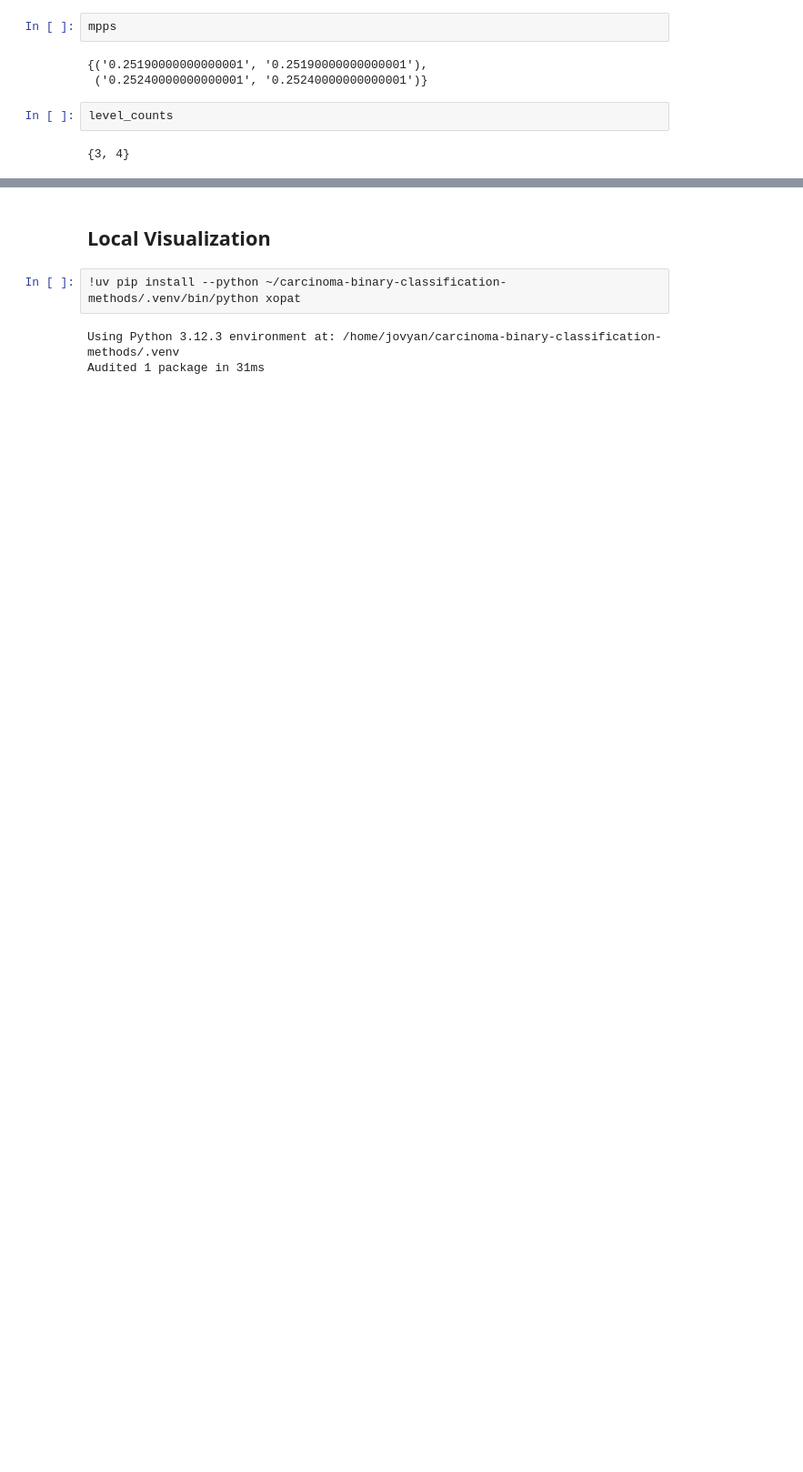
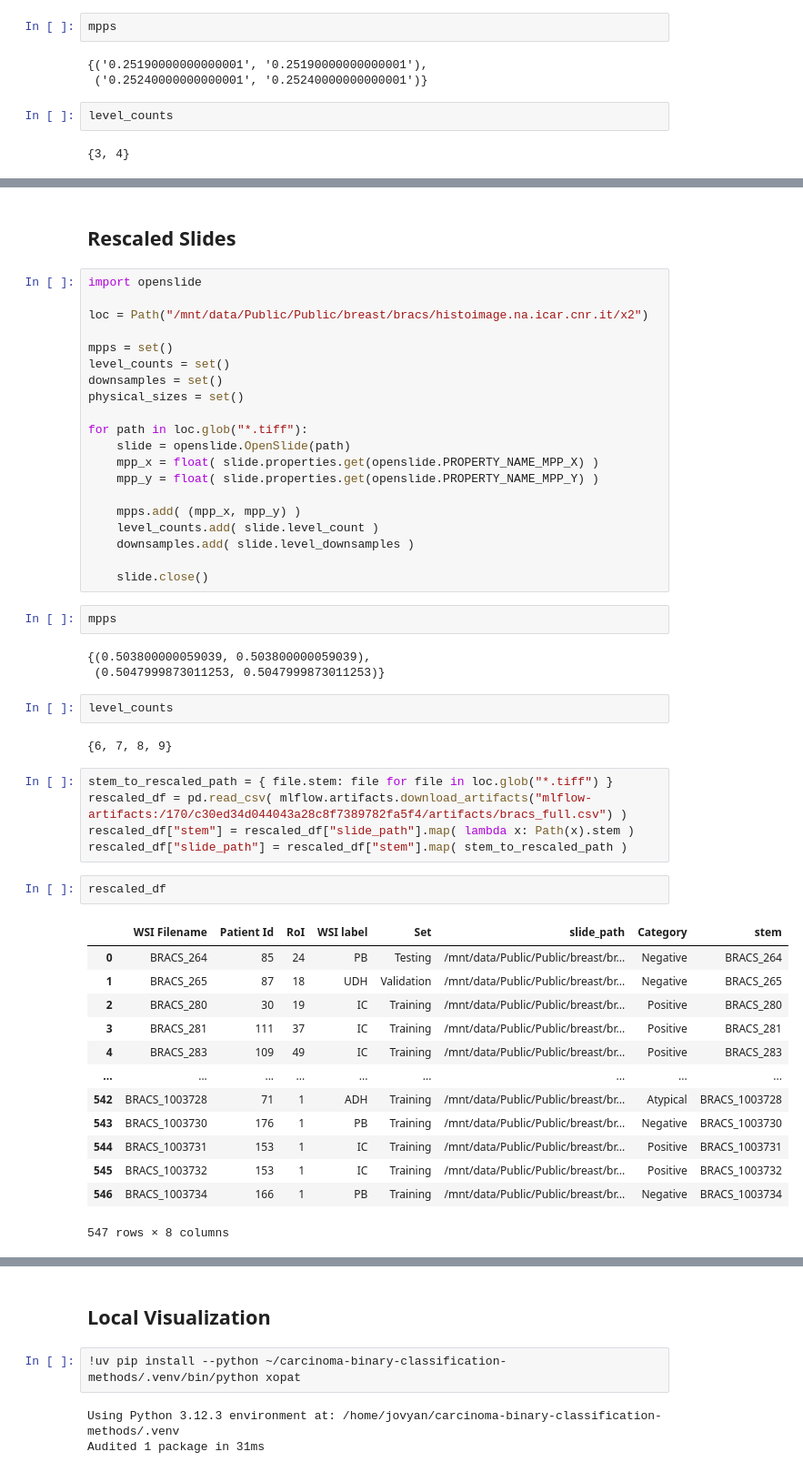
Before and after one commit to RationAI/carcinoma-binary-classification-methods, a Jupyter notebook: exploration/bracs.ipynb, the cells around one changed output, grey strips where cells are left out. Shown at 91% size. Cells and saved outputs as stored; diff of their text form; blank space fills up the shorter version.

Commit message:
feat: update bracs

```diff
--- a/exploration/bracs.ipynb
+++ b/exploration/bracs.ipynb
@@ -315,0 +281,52 @@ downsamples
+# %% [markdown]
+## Rescaled Slides
+# %%
+import openslide
+
+loc = Path("/mnt/data/Public/Public/breast/bracs/histoimage.na.icar.cnr.it/x2")
+
+mpps = set()
+level_counts = set()
+downsamples = set()
+physical_sizes = set()
+
+for path in loc.glob("*.tiff"):
+    slide = openslide.OpenSlide(path)
+    mpp_x = float( slide.properties.get(openslide.PROPERTY_NAME_MPP_X) )
+    mpp_y = float( slide.properties.get(openslide.PROPERTY_NAME_MPP_Y) )
+
+    mpps.add( (mpp_x, mpp_y) )
+    level_counts.add( slide.level_count )
+    downsamples.add( slide.level_downsamples )
+
+    slide.close()
+# %%
+mpps
+# %% [output]
+{(0.503800000059039, 0.503800000059039),
+ (0.5047999873011253, 0.5047999873011253)}
+# %%
+level_counts
+# %% [output]
+{6, 7, 8, 9}
+# %%
+stem_to_rescaled_path = { file.stem: file for file in loc.glob("*.tiff") }
+rescaled_df = pd.read_csv( mlflow.artifacts.download_artifacts("mlflow-artifacts:/170/c30ed34d044043a28c8f7389782fa5f4/artifacts/bracs_full.csv") )
+rescaled_df["stem"] = rescaled_df["slide_path"].map( lambda x: Path(x).stem )
+rescaled_df["slide_path"] = rescaled_df["stem"].map( stem_to_rescaled_path )
+# %%
+rescaled_df
+# %% [output]
+|  | WSI Filename | Patient Id | RoI | WSI label | Set | slide_path | Category | stem |
+| 0 | BRACS_264 | 85 | 24 | PB | Testing | /mnt/data/Public/Public/breast/br... | Negative | BRACS_264 |
+| 1 | BRACS_265 | 87 | 18 | UDH | Validation | /mnt/data/Public/Public/breast/br... | Negative | BRACS_265 |
+| 2 | BRACS_280 | 30 | 19 | IC | Training | /mnt/data/Public/Public/breast/br... | Positive | BRACS_280 |
+| 3 | BRACS_281 | 111 | 37 | IC | Training | /mnt/data/Public/Public/breast/br... | Positive | BRACS_281 |
+| 4 | BRACS_283 | 109 | 49 | IC | Training | /mnt/data/Public/Public/breast/br... | Positive | BRACS_283 |
+| ... | ... | ... | ... | ... | ... | ... | ... | ... |
+| 542 | BRACS_1003728 | 71 | 1 | ADH | Training | /mnt/data/Public/Public/breast/br... | Atypical | BRACS_1003728 |
+| 543 | BRACS_1003730 | 176 | 1 | PB | Training | /mnt/data/Public/Public/breast/br... | Negative | BRACS_1003730 |
+| 544 | BRACS_1003731 | 153 | 1 | IC | Training | /mnt/data/Public/Public/breast/br... | Positive | BRACS_1003731 |
+| 545 | BRACS_1003732 | 153 | 1 | IC | Training | /mnt/data/Public/Public/breast/br... | Positive | BRACS_1003732 |
+| 546 | BRACS_1003734 | 166 | 1 | PB | Training | /mnt/data/Public/Public/breast/br... | Negative | BRACS_1003734 |
+547 rows × 8 columns
```
Also changed, not shown: parts of 16 cells of this notebook.
